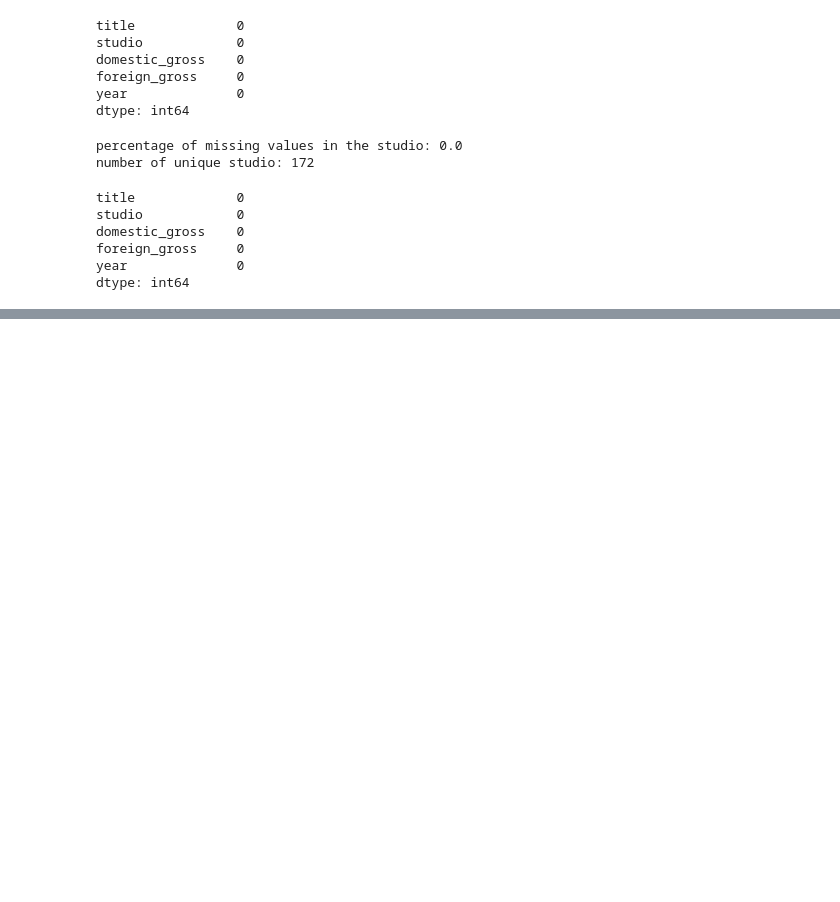
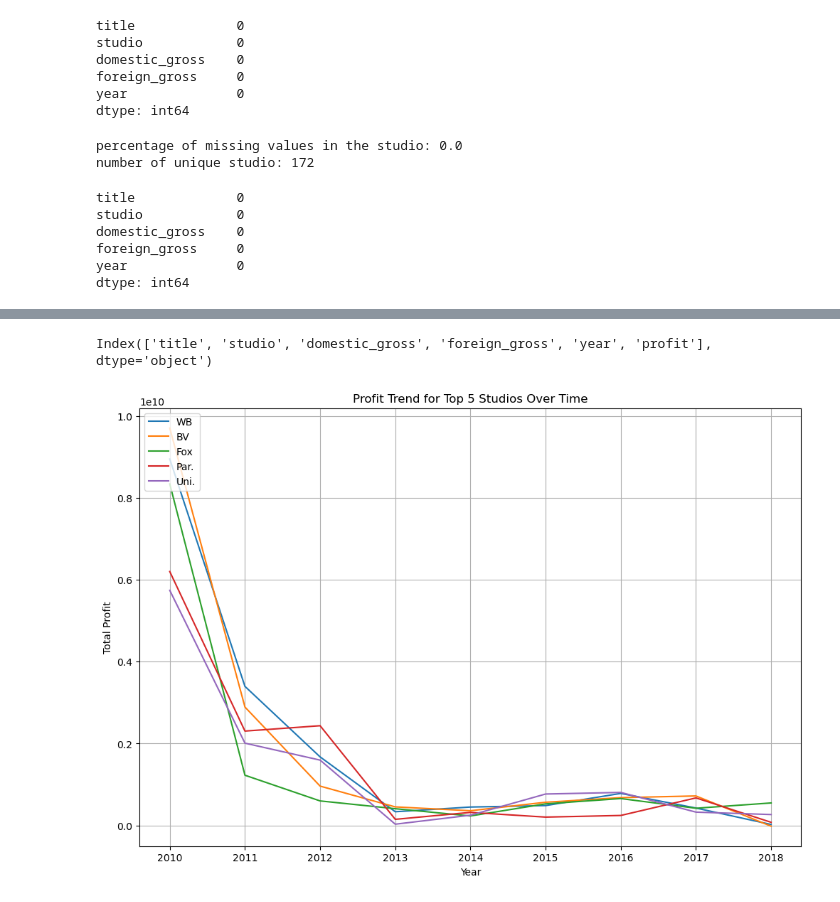
Before and after one commit to FarhiyaJarso/Microsoft-movie-project, a Jupyter notebook: student.ipynb, the cells around one changed output, grey strips where cells are left out. Drawn from its saved outputs; the diff is of its cells as text; code cells hidden in the pictures; blank space fills up the shorter version.

```diff
--- a/student.ipynb
+++ b/student.ipynb
@@ -501 +630,30 @@ Icar.           13700.0
 Name: foreign_gross, dtype: float64
+# %%
+df2.columns
+# %% [output]
+Index(['title', 'studio', 'domestic_gross', 'foreign_gross', 'year', 'profit'], dtype='object')
+# %%
+# Plotting graph for best performing studios
+# Group by studio and year, and calculate total profit
+studio_year_profit = df2.groupby(['studio', 'year'])['profit'].sum().reset_index()
+
+# Find top 5 studios based on total profit
+top_5_studios = studio_year_profit.groupby('studio')['profit'].sum().nlargest(5).index
+
+# Filter data to include only top 5 studios
+top_5_studio_data = studio_year_profit[studio_year_profit['studio'].isin(top_5_studios)]
+
+# Create line graphs for each studio
+plt.figure(figsize=(12, 8))
+for studio in top_5_studios:
+    studio_data = top_5_studio_data[top_5_studio_data['studio'] == studio]
+    plt.plot(studio_data['year'], studio_data['profit'], label=studio)
+
+plt.title('Profit Trend for Top 5 Studios Over Time')
+plt.xlabel('Year')
+plt.ylabel('Total Profit')
+plt.legend(loc='upper left')
+plt.grid(True)
+plt.show()
+# %% [output]
+[figure, added]
```
Also changed, not shown: parts of 15 cells of this notebook.
